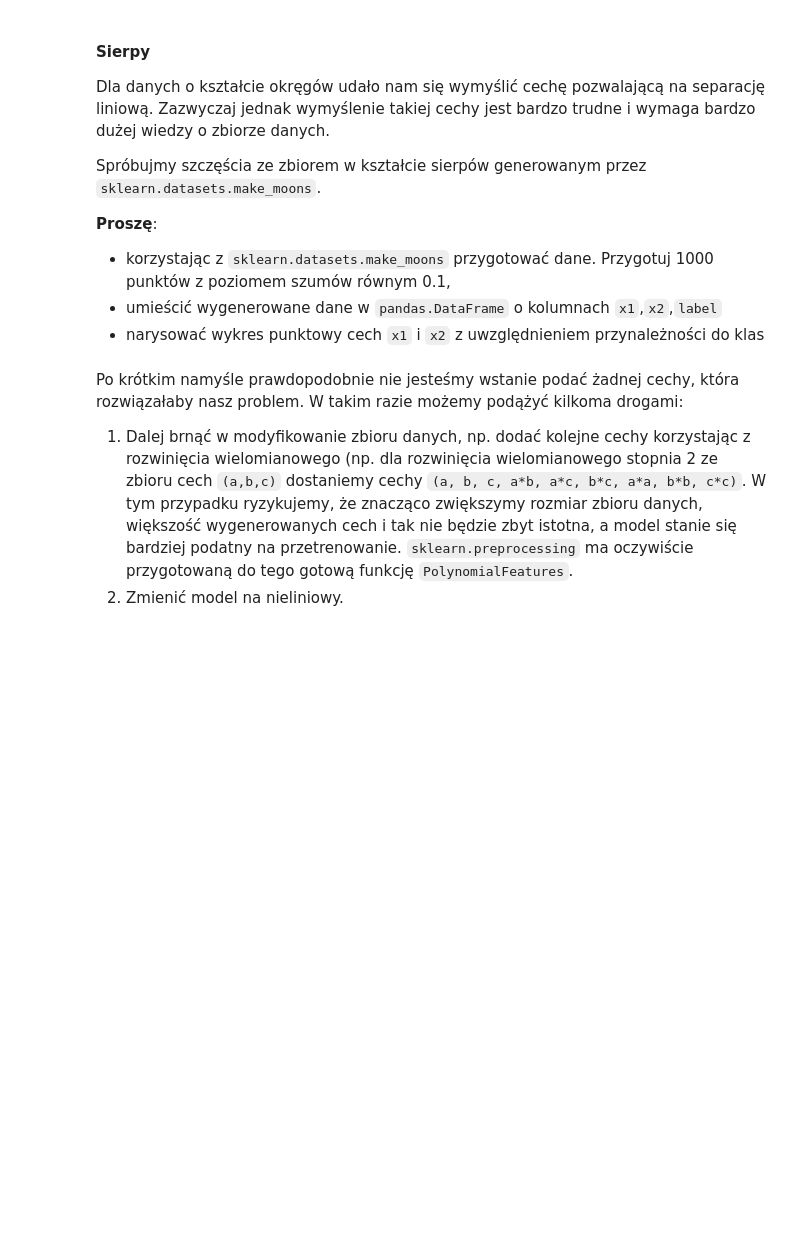
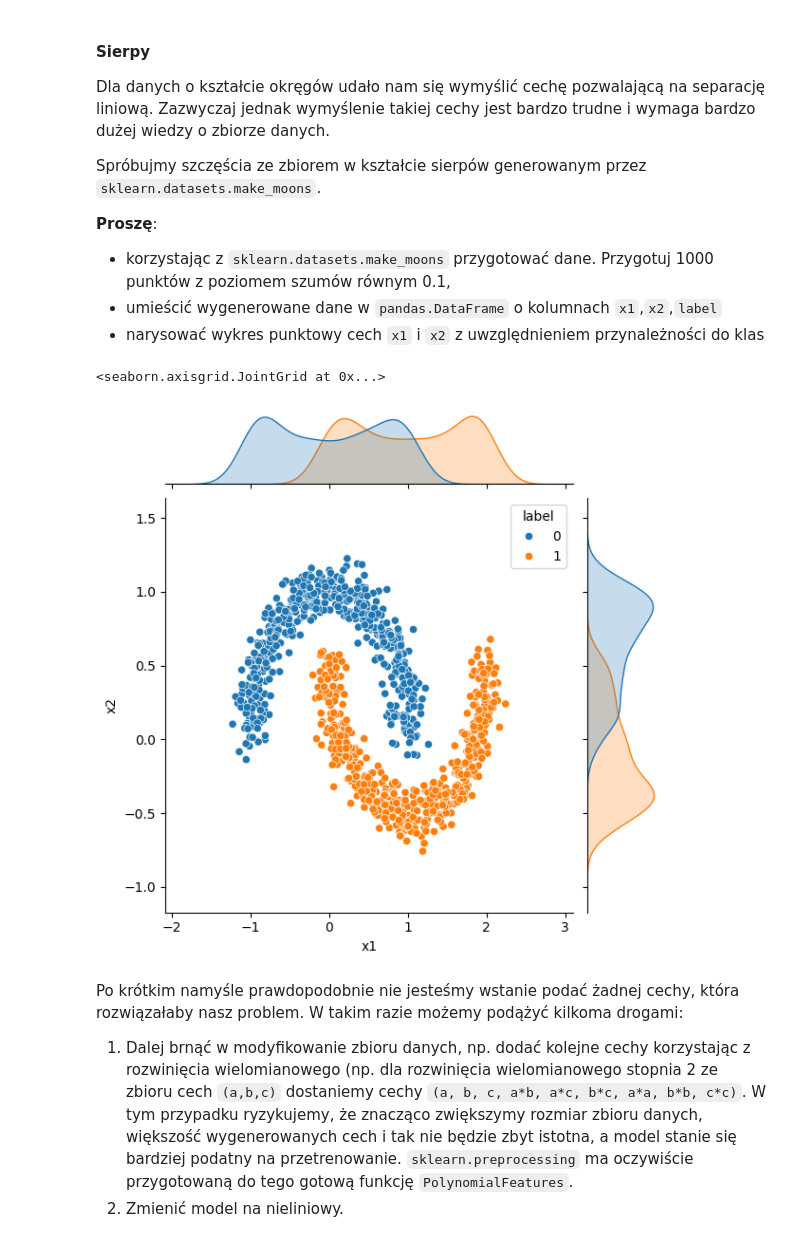
Before and after one commit to m-warda/ML2627, a Jupyter notebook: 07_SVM.ipynb, the cells around one changed output. Saved outputs shown, nothing was run; the diff lists cells and outputs as text; code cells hidden in the pictures; blank space fills up the shorter version.

```diff
--- a/07_SVM.ipynb
+++ b/07_SVM.ipynb
@@ -440,3 +437,13 @@ pass
+# %%
+moons=datasets.make_moons(n_samples=1000,noise=0.1)
+mdf=pd.DataFrame(moons[0],columns=['x1','x2'])
+mdf['label']=moons[1]
+mdf.head()
+chosenf=['x1','x2']
+sns.jointplot(x=chosenf[0], y=chosenf[1], data=mdf, hue='label')
+# %% [output]
+<seaborn.axisgrid.JointGrid at 0x...>
+[figure, added]
 # %% [markdown]
 Po krótkim namyśle prawdopodobnie nie jesteśmy wstanie podać żadnej cechy, która rozwiązałaby nasz problem. W takim razie możemy podążyć kilkoma drogami:
 1. Dalej brnąć w modyfikowanie zbioru danych, np. dodać kolejne cechy korzystając z rozwinięcia wielomianowego (np. dla rozwinięcia wielomianowego stopnia 2  ze zbioru cech `(a,b,c)` dostaniemy cechy `(a, b, c, a*b, a*c, b*c, a*a, b*b, c*c)`. W tym przypadku ryzykujemy, że znacząco zwiększymy rozmiar zbioru danych, większość wygenerowanych cech i tak nie będzie zbyt istotna, a model stanie się bardziej podatny na przetrenowanie. `sklearn.preprocessing` ma oczywiście przygotowaną do tego gotową funkcję `PolynomialFeatures`.
```
Also changed, not shown: parts of 5 cells of this notebook.
